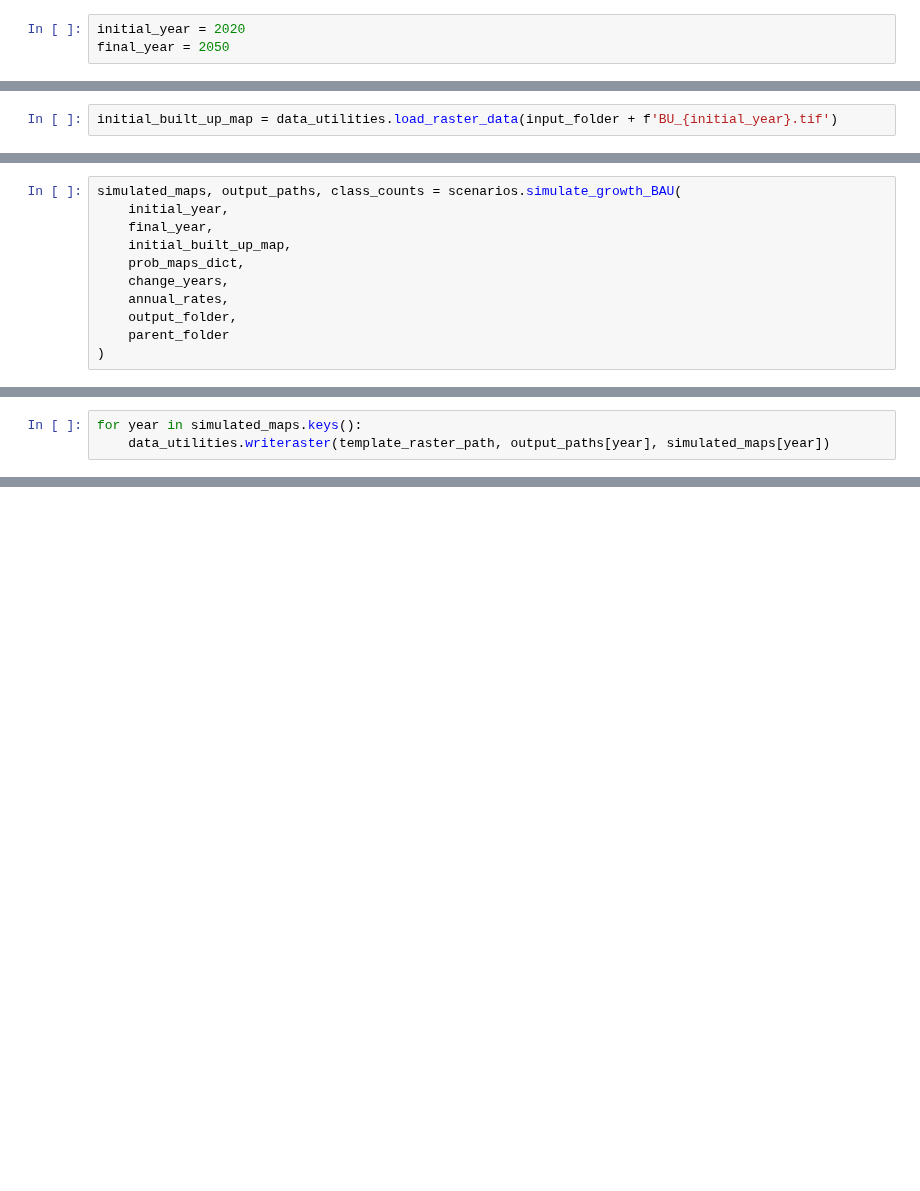
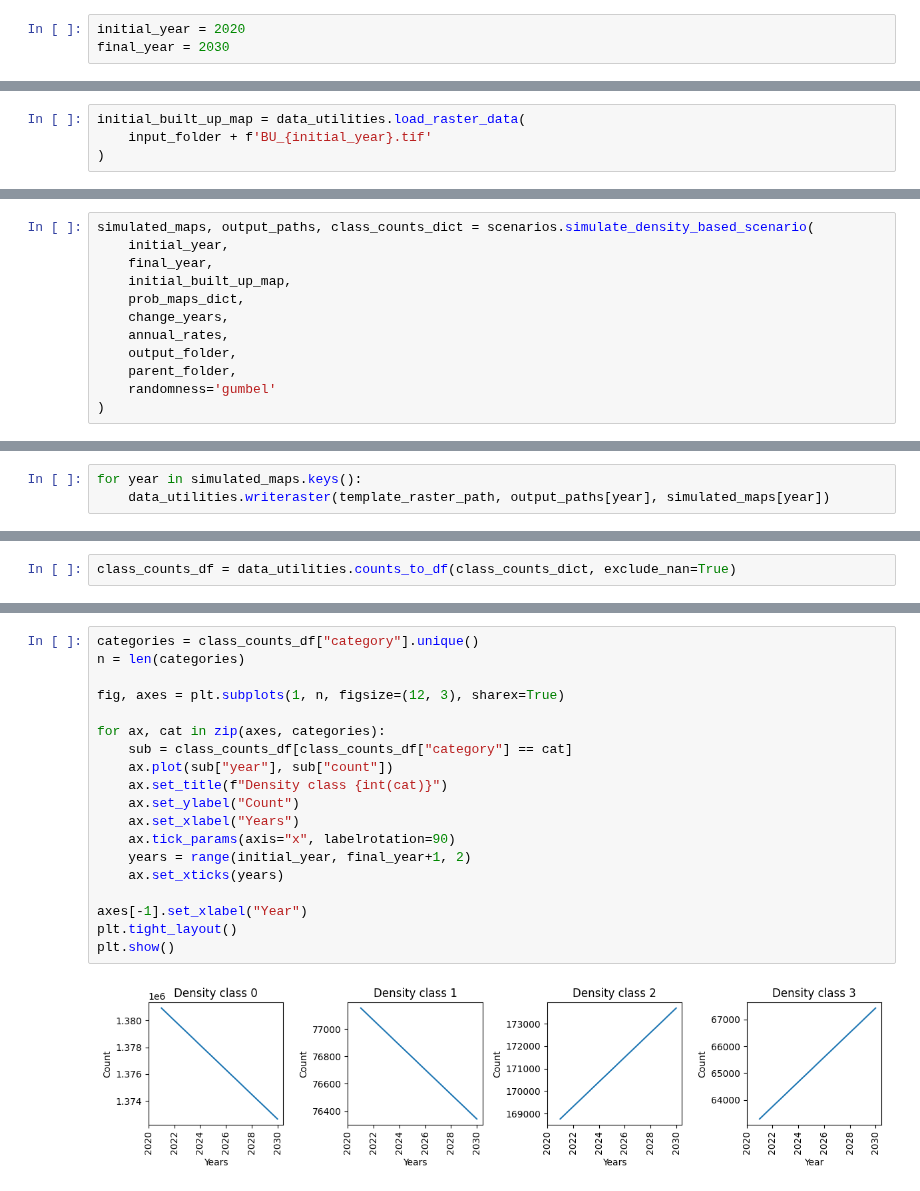
Before and after one commit to Anachak355/SuSceMod, a Jupyter notebook: SuSceMod/examples/Example.ipynb, the cells around one changed output, grey strips where cells are left out. Cells and saved outputs as stored; diff of their text form; blank space fills up the shorter version.

Commit message:
Add options to plot rasters, complete example for BAU

```diff
--- a/SuSceMod/examples/Example.ipynb
+++ b/SuSceMod/examples/Example.ipynb
@@ -30,11 +30,13 @@ suitability_maps_folder = './suitability_maps/'
 # %%
 initial_year = 2020
-final_year = 2050
+final_year = 2030
 # %%
 prob_years = [2010, 2020]
 change_years = [2010, 2020]
 # %%
-initial_built_up_map = data_utilities.load_raster_data(input_folder + f'BU_{initial_year}.tif')
+initial_built_up_map = data_utilities.load_raster_data(
+    input_folder + f'BU_{initial_year}.tif'
+)
 # %% [markdown]
 Path to the suitability maps must be added, to guide the allocation. These can be outputs of ML models likes MultiNomial Logistic regression in our case
 # %%
@@ -58,5 +62,5 @@ annual_rates, period_counts, crosstab_df = input_handling.calculate_change_rates
 # %%
-simulated_maps, output_paths, class_counts = scenarios.simulate_growth_BAU(
+simulated_maps, output_paths, class_counts_dict = scenarios.simulate_density_based_scenario(
     initial_year,
     final_year,
     initial_built_up_map,
@@ -64,6 +68,7 @@ simulated_maps, output_paths, class_counts = scenarios.simulate_growth_BAU(
     change_years,
     annual_rates,
     output_folder,
-    parent_folder
+    parent_folder,
+    randomness='gumbel'
 )
 # %% [output]
@@ -98,0 +120,2 @@ for year in simulated_maps.keys():
+# %%
+class_counts_df = data_utilities.counts_to_df(class_counts_dict, exclude_nan=True)
@@ -98,0 +132,21 @@ for year in simulated_maps.keys():
+# %%
+categories = class_counts_df["category"].unique()
+n = len(categories)
+
+fig, axes = plt.subplots(1, n, figsize=(12, 3), sharex=True)
+
+for ax, cat in zip(axes, categories):
+    sub = class_counts_df[class_counts_df["category"] == cat]
+    ax.plot(sub["year"], sub["count"])
+    ax.set_title(f"Density class {int(cat)}")
+    ax.set_ylabel("Count")
+    ax.set_xlabel("Years")
+    ax.tick_params(axis="x", labelrotation=90)
+    years = range(initial_year, final_year+1, 2)
+    ax.set_xticks(years)
+
+axes[-1].set_xlabel("Year")
+plt.tight_layout()
+plt.show()
+# %% [output]
+[figure, added]
```
Also changed, not shown: parts of 13 cells of this notebook, 24 other files.
